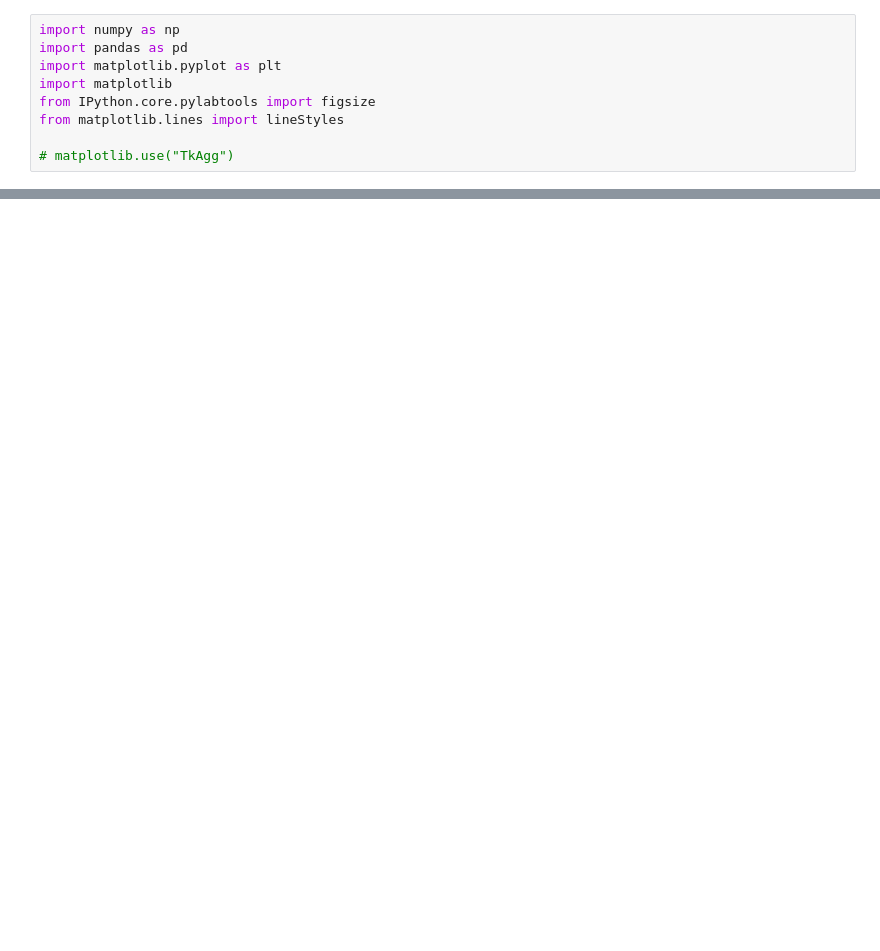
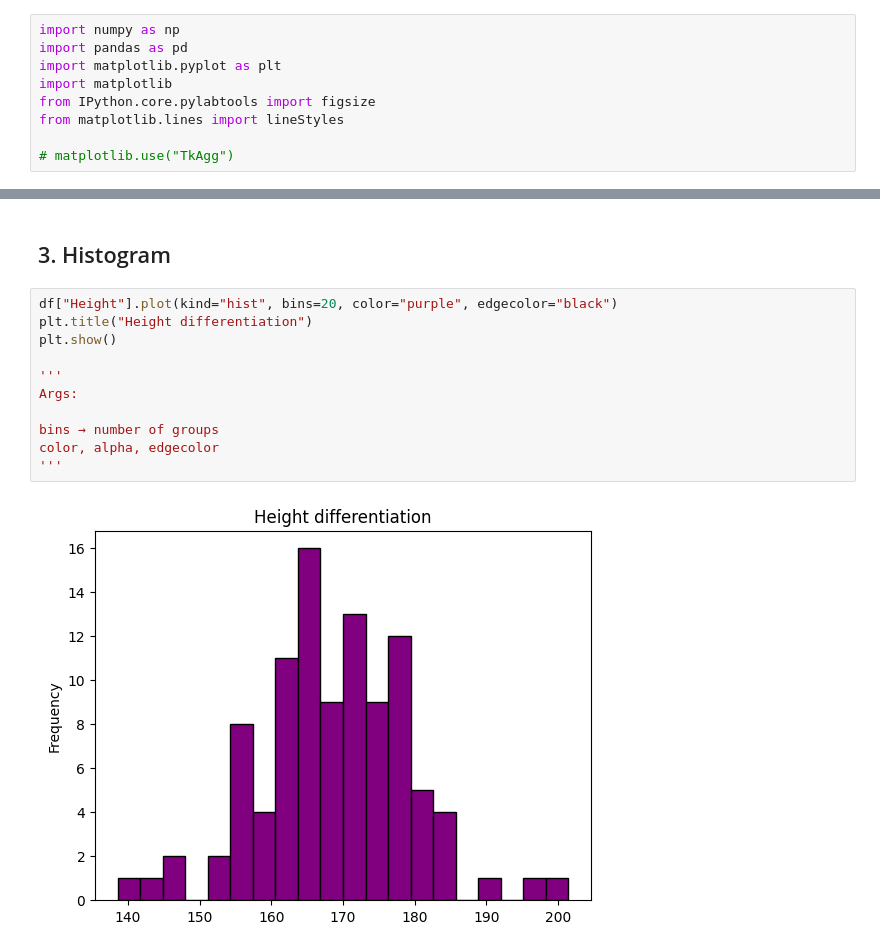
Before and after one commit to megabytis/applied-ML-notebooks, a Jupyter notebook: MatplotLib/notes.ipynb, the cells around one changed output, grey strips where cells are left out. Saved outputs shown, nothing was run; the diff lists cells and outputs as text; blank space fills up the shorter version.

```diff
--- a/MatplotLib/notes.ipynb
+++ b/MatplotLib/notes.ipynb
@@ -210,0 +267,15 @@ fig, ax = plt.subplots() → preferred way in ML notebooks
+# %% [markdown]
+## 3. Histogram
+# %%
+df["Height"].plot(kind="hist", bins=20, color="purple", edgecolor="black")
+plt.title("Height differentiation")
+plt.show()
+
+'''
+Args:
+
+bins → number of groups
+color, alpha, edgecolor
+'''
+# %% [output]
+[figure, added]
```
Also changed, not shown: parts of 24 cells of this notebook.
